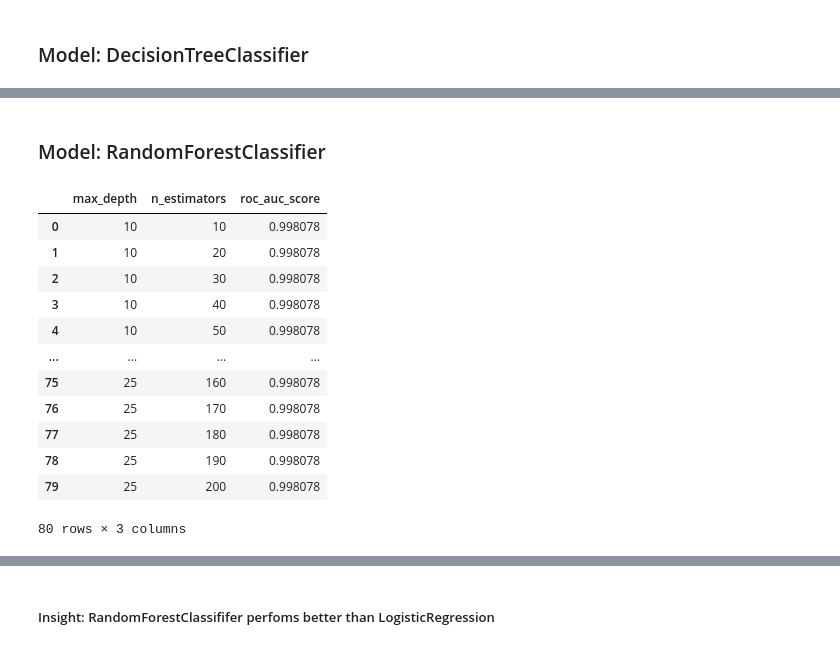
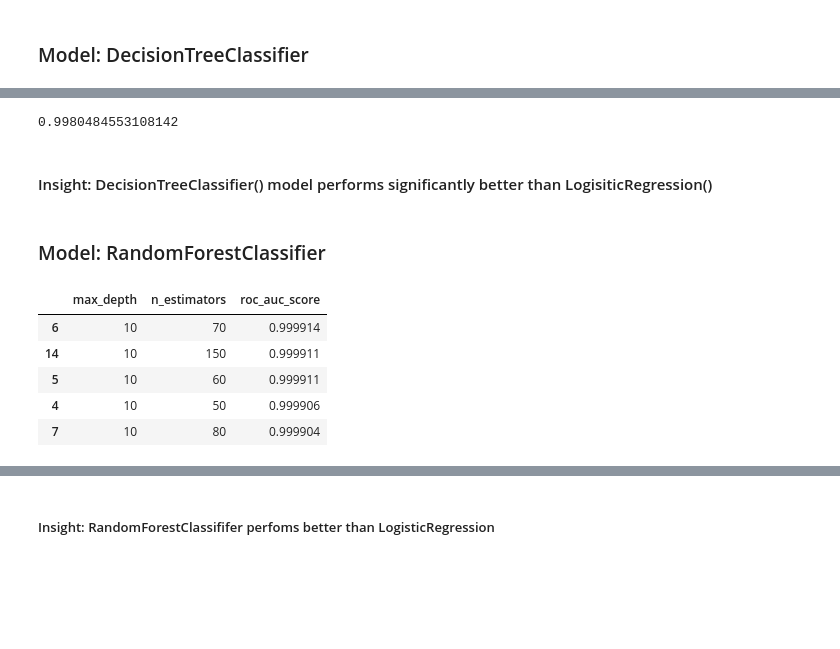
Before and after one commit to sam47-asfaw/bank-customer-churn-classification, a Jupyter notebook: notebook.ipynb, the cells around one changed output, grey strips where cells are left out. Cells and saved outputs as stored; diff of their text form; code cells hidden in the pictures; blank space fills up the shorter version.

```diff
--- a/notebook.ipynb
+++ b/notebook.ipynb
@@ -600,9 +596,9 @@ auc
 # %%
 kfold = KFold(n_splits=5, shuffle=True, random_state=1)
 
-for C in [0,0.001, 0.01, 0.1, 0.5, 1, 2, 5, 10, 15, 20]:
+for C in [0.001, 0.01, 0.1, 0.5, 1, 2, 5, 10, 15, 20]:
     scores = []
-
+    lr = LogisticRegression(solver='liblinear',max_iter = 1000, C=C)
     for train_idx, val_idx in kfold.split(df_full_train):
         df_train = df_full_train.iloc[train_idx]
         df_val = df_full_train.iloc[val_idx]
@@ -610,7 +606,7 @@ for C in [0,0.001, 0.01, 0.1, 0.5, 1, 2, 5, 10, 15, 20]:
         y_train = df_train.exited.values
         y_val = df_val.exited.values
 
-        dv, model = train(df_train, y_train,lr, C=C)
+        dv, model = train(df_train, y_train,lr, False)
         y_pred = predict(df_val, dv, model)
 
         auc = roc_auc_score(y_val, y_pred)
@@ -636,2 +641,18 @@ len(y_val),len (y_test)
 # %% [markdown]
 ### Model: DecisionTreeClassifier
+# %%
+scores = []
+for d in [1, 2, 3,4,5,6, 7, 10, 15, 20, None]:
+    for s in [1, 2, 5, 10, 15, 20, 100, 200, 500]:
+        dt = DecisionTreeClassifier(max_depth=d, min_samples_leaf=s)
+
+        #train model
+        args_train = (df_train, y_train, dt, True)
+        dv, model = train(*args_train)
+
+        #predict with the model
+        args_predict =(df_val, dv, model)
+        y_pred = predict(*args_predict)
+
+        auc = roc_auc_score(y_val, y_pred)
+        scores.append((d, s, auc))
@@ -638,2 +670,15 @@ len(y_val),len (y_test)
+# %%
+dt = DecisionTreeClassifier(max_depth=2, min_samples_leaf=1)
+
+dv,model = train(df_full_train, df_full_train.exited.values, dt, True)
+y_pred = predict(df_test, dv, model)
+
+auc = roc_auc_score(y_test, y_pred)
+score_list.append(auc)
+score_list[1]
+# %% [output]
+0.9980484553108142
+# %% [markdown]
+#### Insight: DecisionTreeClassifier() model performs significantly better than LogisiticRegression()
 # %% [markdown]
 ### Model: RandomForestClassifier
@@ -658,28 +696,27 @@ for d in tqdm([10, 15, 20, 25]):
 
     for n in tqdm(range(10, 201, 10)):
         rfc.n_estimators = n
-        rfc.fit(X_train, y_train)
 
-        y_pred = rfc.predict(X_val)
+        #train model
+        args_train = (df_train, y_train, rfc, True)
+        dv, model = train(*args_train)
+
+        #predict with the model
+        args_predict =(df_val, dv, model)
+        y_pred = predict(*args_predict)
+
         score = roc_auc_score(y_val, y_pred)
-
         scores.append((d, n, score))
 
 columns = ['max_depth', 'n_estimators','roc_auc_score']
 df_scores = pd.DataFrame(scores, columns=columns)
 # %%
-df_scores
+df_scores = df_scores.sort_values(by='roc_auc_score', ascending=False)
+df_scores.head()
 # %% [output]
 |  | max_depth | n_estimators | roc_auc_score |
-| 0 | 10 | 10 | 0.998078 |
-| 1 | 10 | 20 | 0.998078 |
-| 2 | 10 | 30 | 0.998078 |
-| 3 | 10 | 40 | 0.998078 |
-| 4 | 10 | 50 | 0.998078 |
-| ... | ... | ... | ... |
-| 75 | 25 | 160 | 0.998078 |
-| 76 | 25 | 170 | 0.998078 |
-| 77 | 25 | 180 | 0.998078 |
-| 78 | 25 | 190 | 0.998078 |
-| 79 | 25 | 200 | 0.998078 |
+| 6 | 10 | 70 | 0.999914 |
+| 14 | 10 | 150 | 0.999911 |
+| 5 | 10 | 60 | 0.999911 |
+| 4 | 10 | 50 | 0.999906 |
+| 7 | 10 | 80 | 0.999904 |
-80 rows × 3 columns
```
Also changed, not shown: parts of 33 cells of this notebook.
